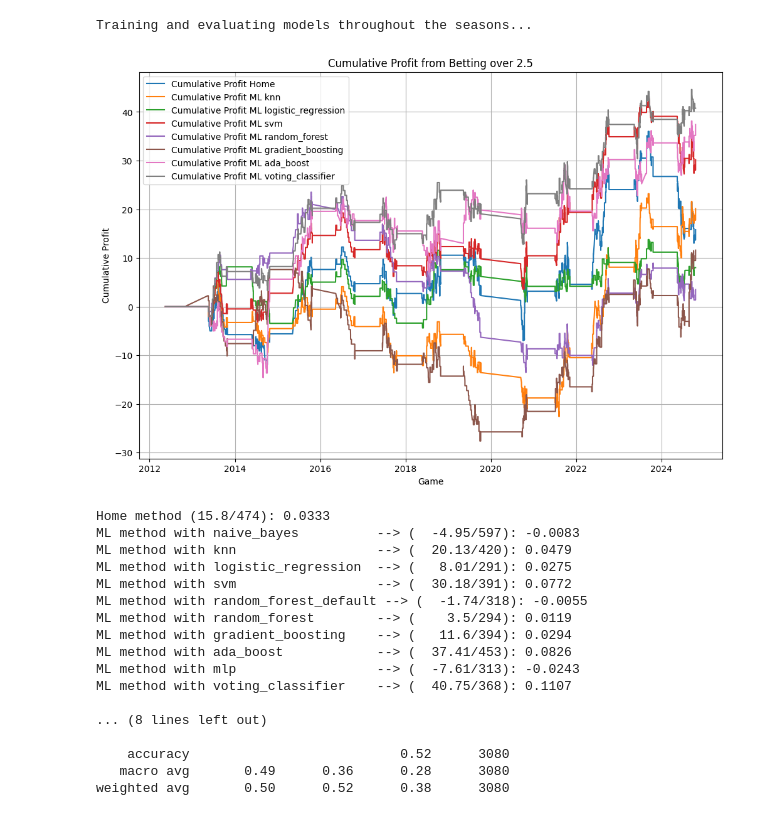
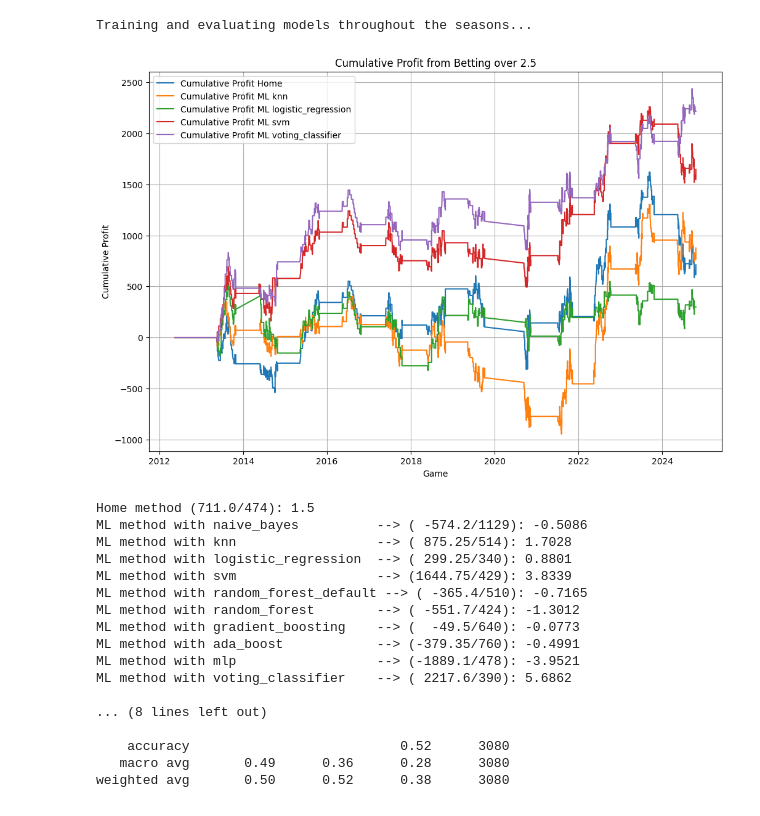
Before and after one commit to caiomelo22/football-predictor, a Jupyter notebook: src/simulator.ipynb, the cells around one changed output. Saved outputs shown, nothing was run; the diff lists cells and outputs as text; code cells hidden in the pictures.

```diff
--- a/src/simulator.ipynb
+++ b/src/simulator.ipynb
@@ -16,7 +16,7 @@ Setup Complete
 # %%
 league = "mls"
 start_season = 2012
-save_pipeline = True
+save_pipeline = False
 
 random_state = 0
 
@@ -26,6 +26,11 @@ min_games_played_at = 5
 betting_starts_after_n_games = 0
 
 min_odds = 2.5
+bankroll = 900
+strategy = "bankroll_pct"
+default_value = 1
+default_bankroll_pct = 0.05
+
 plot_threshold = 0
 # %%
 matches, _ = bf.initialize_matches(league, start_season)
@@ -123,20 +128,20 @@ for season in tqdm(range(start_season + 1, last_season + 1)):
 # %% [output]
 Training and evaluating models throughout the seasons...
 # %%
-best_model_name = pf.get_simulation_results(matches, start_season, min_odds, plot_threshold, random_state)
+best_model_name = pf.get_simulation_results(matches, start_season, min_odds, plot_threshold, random_state, bankroll, strategy, default_value, default_bankroll_pct)
 # %% [output]
-[figure, old version]
+[figure, new version]
-Home method (15.8/474): 0.0333
-ML method with naive_bayes          --> (  -4.95/597): -0.0083
-ML method with knn                  --> (  20.13/420): 0.0479
-ML method with logistic_regression  --> (   8.01/291): 0.0275
-ML method with svm                  --> (  30.18/391): 0.0772
-ML method with random_forest_default --> (  -1.74/318): -0.0055
-ML method with random_forest        --> (    3.5/294): 0.0119
-ML method with gradient_boosting    --> (   11.6/394): 0.0294
-ML method with ada_boost            --> (  37.41/453): 0.0826
-ML method with mlp                  --> (  -7.61/313): -0.0243
-ML method with voting_classifier    --> (  40.75/368): 0.1107
+Home method (711.0/474): 1.5
+ML method with naive_bayes          --> ( -574.2/1129): -0.5086
+ML method with knn                  --> ( 875.25/514): 1.7028
+ML method with logistic_regression  --> ( 299.25/340): 0.8801
+ML method with svm                  --> (1644.75/429): 3.8339
+ML method with random_forest_default --> ( -365.4/510): -0.7165
+ML method with random_forest        --> ( -551.7/424): -1.3012
+ML method with gradient_boosting    --> (  -49.5/640): -0.0773
+ML method with ada_boost            --> (-379.35/760): -0.4991
+ML method with mlp                  --> (-1889.1/478): -3.9521
+ML method with voting_classifier    --> ( 2217.6/390): 5.6862
 
 ... (8 lines left out)
 
```
Also changed, not shown: parts of 1 cell of this notebook, 2 other files.
